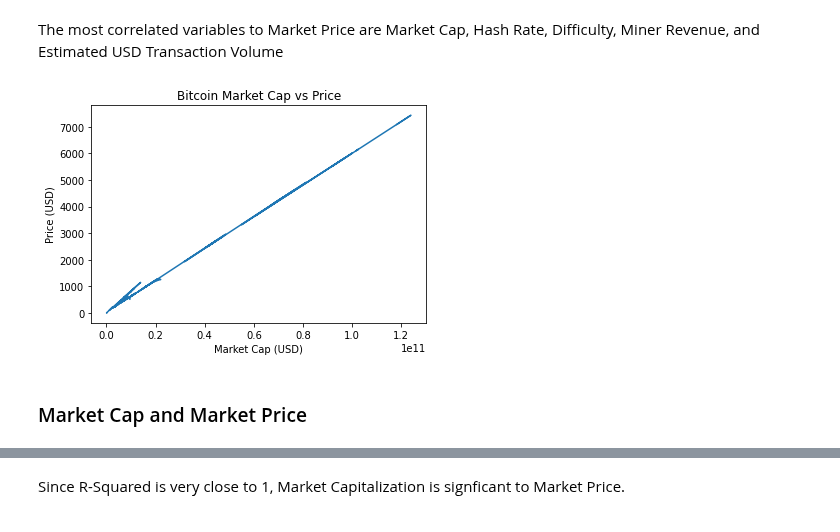
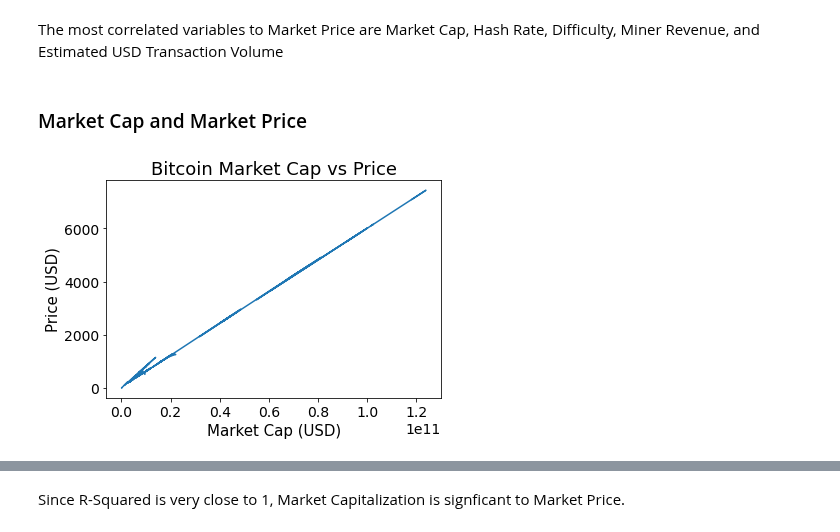
Before and after one commit to alvaroserrrano/BitcoinLinearRegression, a Jupyter notebook: bitcoin_linear_regression.ipynb, the cells around one changed output, grey strips where cells are left out. Drawn from its saved outputs; the diff is of its cells as text; code cells hidden in the pictures.

```diff
--- a/bitcoin_linear_regression.ipynb
+++ b/bitcoin_linear_regression.ipynb
@@ -139,17 +148,21 @@ Days                                                1.000000
 # %% [markdown]
 The most correlated variables to Market Price are Market Cap, Hash Rate, Difficulty, Miner Revenue, and Estimated USD Transaction Volume
-# %%
-# Plot btc_market_cap vs btc_market_price with a scatter plot
-plt.plot(BTC_data2["btc_market_cap"], BTC_data2["btc_market_price"])
-# Market Cap vs Price
-plt.title("Bitcoin Market Cap vs Price")
-plt.xlabel("Market Cap (USD)")
-plt.ylabel("Price (USD)")
-plt.show()
-# %% [output]
-[figure, removed]
 # %% [markdown]
 ### Market Cap and Market Price
+# %%
+# Plot btc_market_cap vs btc_market_price with a scatter plot
+plt.plot(BTC_data2["btc_market_cap"], BTC_data2["btc_market_price"])
+# Market Cap vs Price
+plt.title("Bitcoin Market Cap vs Price")
+plt.xlabel("Market Cap (USD)")
+plt.ylabel("Price (USD)")
+plt.rc('font', size=14)
+plt.rc('figure', titlesize=18)
+plt.rc('axes', labelsize=15)
+plt.rc('axes', titlesize=18)
+plt.show()
+# %% [output]
+[figure, added]
 # %%
 # Create a linear regression object
 fit1 = linear_model.LinearRegression(fit_intercept=True, copy_X=True, n_jobs=1)
```
Also changed, not shown: parts of 19 cells of this notebook.
